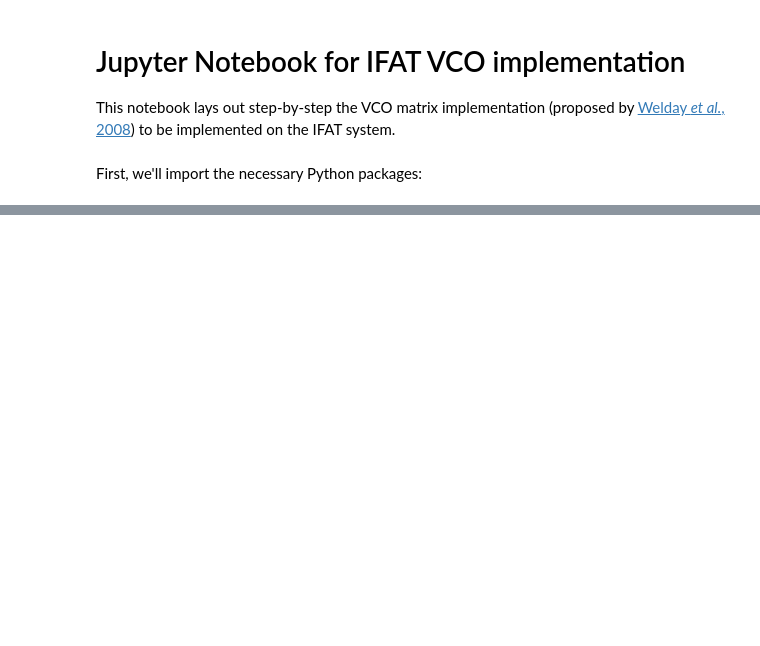
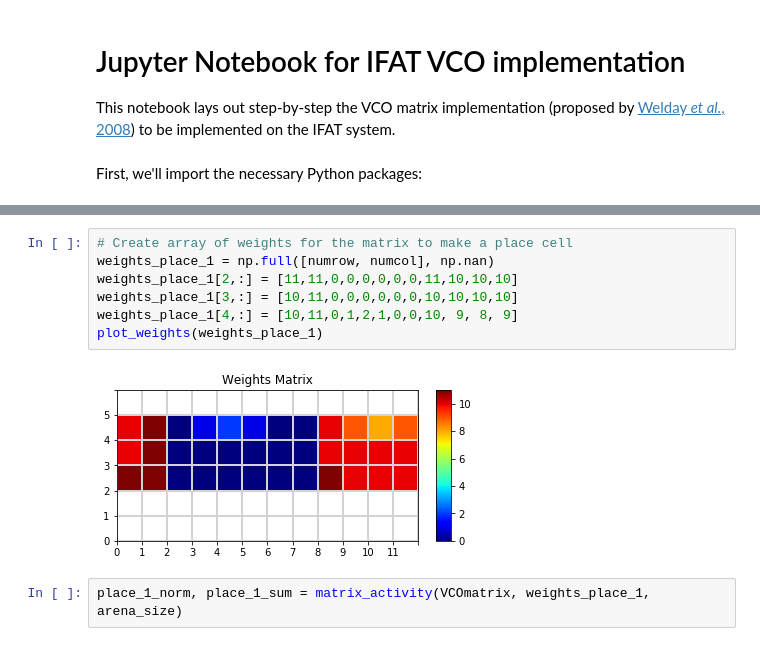
Before and after one commit to csmslab/hipposlam, a Jupyter notebook: biocas_notebook.ipynb, the cells around one changed output, grey strips where cells are left out. Saved outputs shown, nothing was run; the diff lists cells and outputs as text; blank space fills up the shorter version.

```diff
--- a/biocas_notebook.ipynb
+++ b/biocas_notebook.ipynb
@@ -80,0 +216,11 @@ $$ \phi_n(t) = \Phi(t) + \bigg( \big(\phi_n(0) - \Omega(0)\big) + \mathbf{d}_n \
+# %%
+# Create array of weights for the matrix to make a place cell
+weights_place_1 = np.full([numrow, numcol], np.nan)
+weights_place_1[2,:] = [11,11,0,0,0,0,0,0,11,10,10,10]
+weights_place_1[3,:] = [10,11,0,0,0,0,0,0,10,10,10,10]
+weights_place_1[4,:] = [10,11,0,1,2,1,0,0,10, 9, 8, 9]
+plot_weights(weights_place_1)
+# %% [output]
+[figure, added]
+# %%
+place_1_norm, place_1_sum = matrix_activity(VCOmatrix, weights_place_1, arena_size)
```
Also changed, not shown: parts of 22 cells of this notebook, 2 other files.
